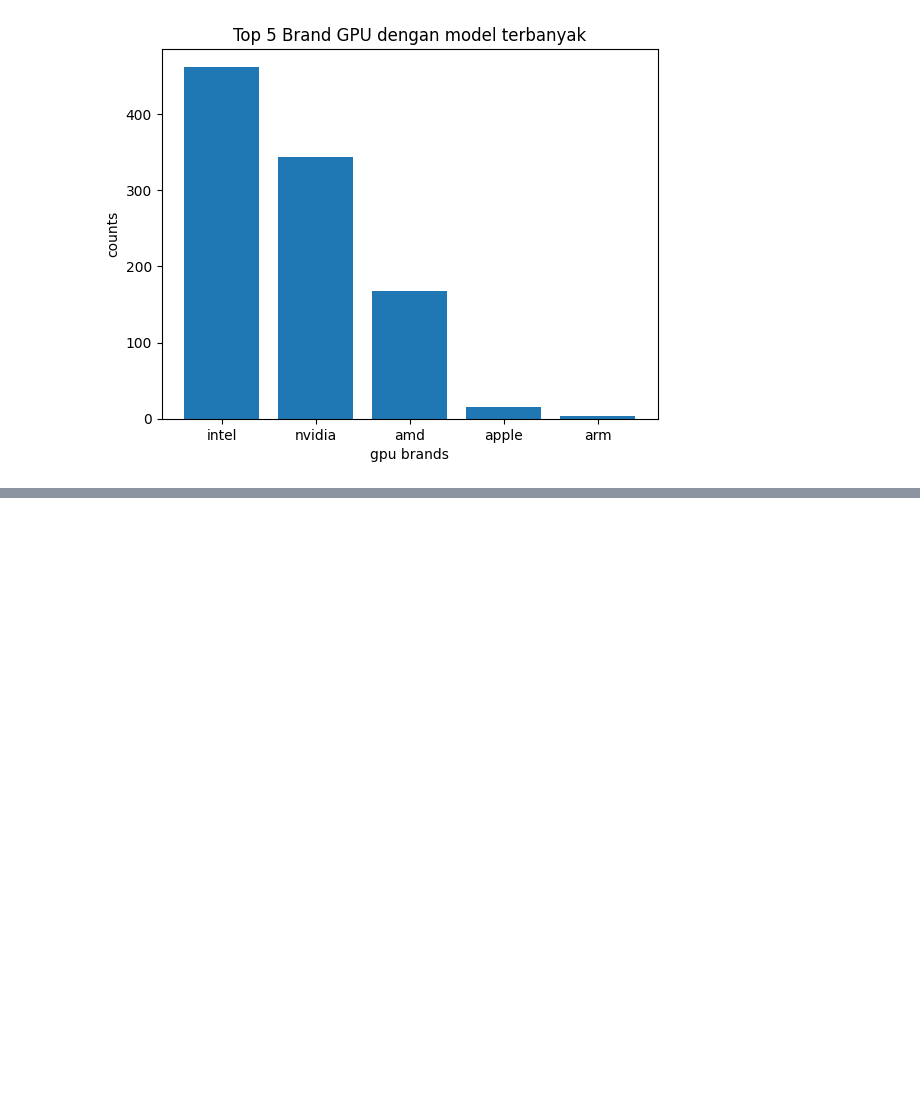
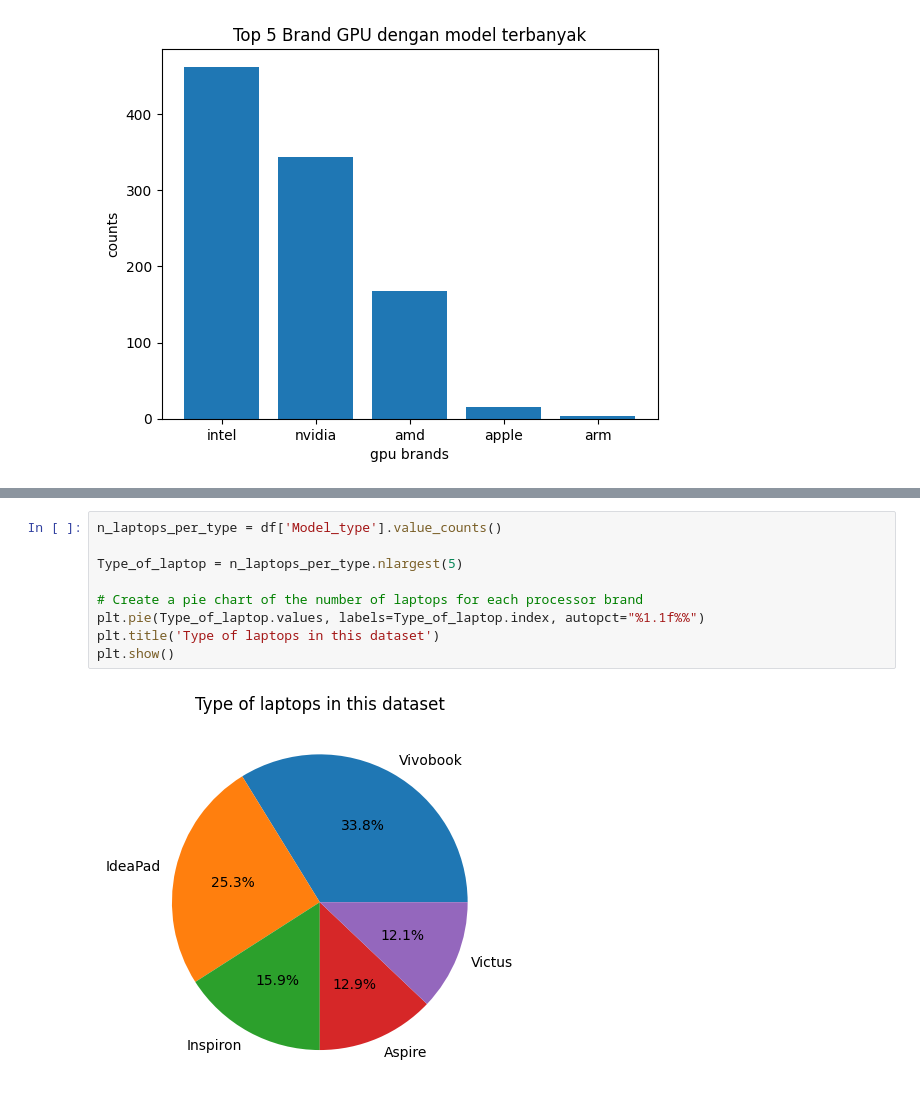
Before and after one commit to Yzamurti1748/pythondataanalysisqueries, a Jupyter notebook: laptop_data_analysis.ipynb, the cells around one changed output, grey strips where cells are left out. Cells and saved outputs as stored; diff of their text form; blank space fills up the shorter version.

```diff
--- a/laptop_data_analysis.ipynb
+++ b/laptop_data_analysis.ipynb
@@ -228,0 +266,11 @@ plt.show()
+# %%
+n_laptops_per_type = df['Model_type'].value_counts()
+
+Type_of_laptop = n_laptops_per_type.nlargest(5)
+
+# Create a pie chart of the number of laptops for each processor brand
+plt.pie(Type_of_laptop.values, labels=Type_of_laptop.index, autopct="%1.1f%%")
+plt.title('Type of laptops in this dataset')
+plt.show()
+# %% [output]
+[figure, added]
```
Also changed, not shown: parts of 6 cells of this notebook.
